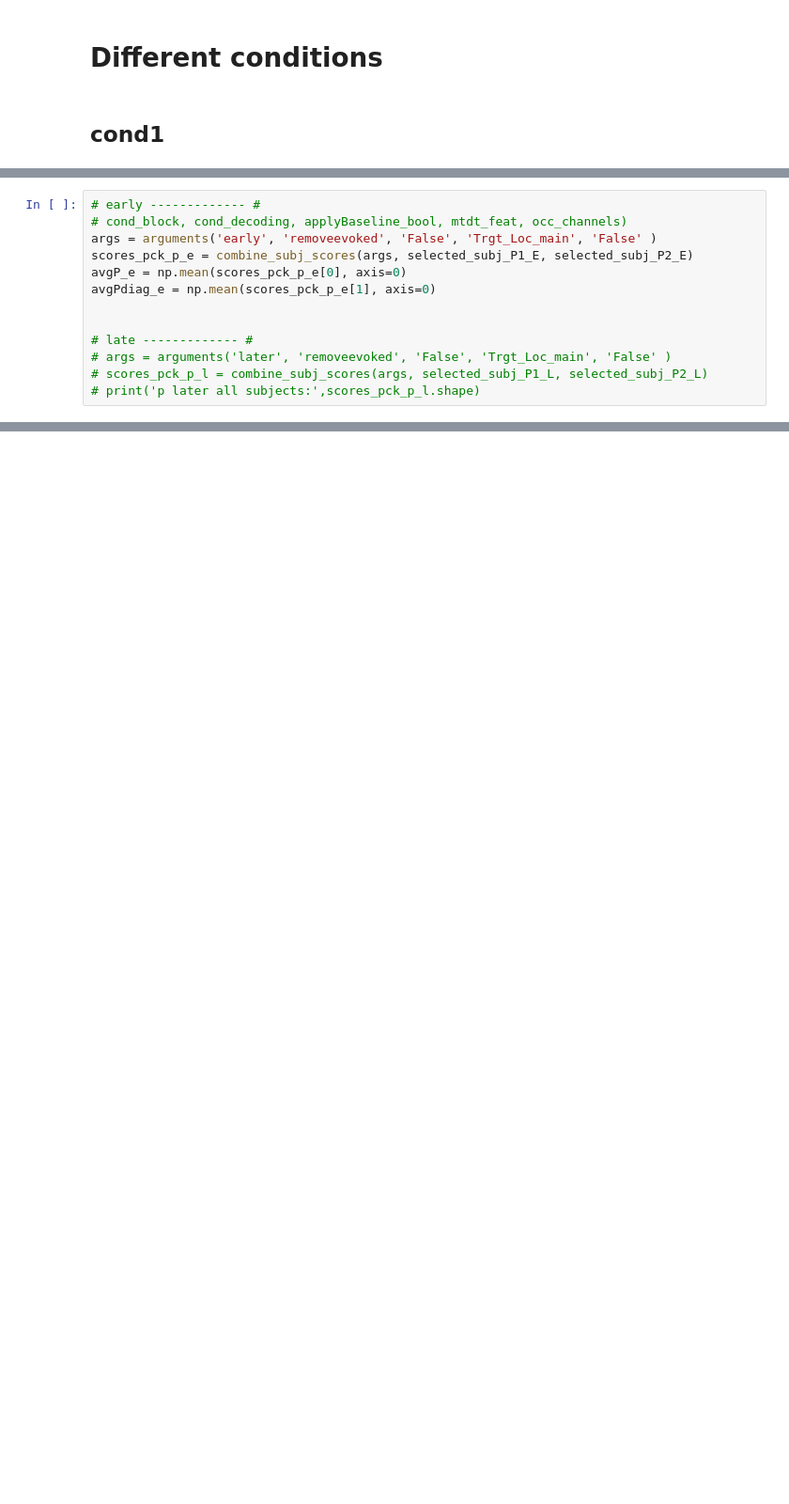
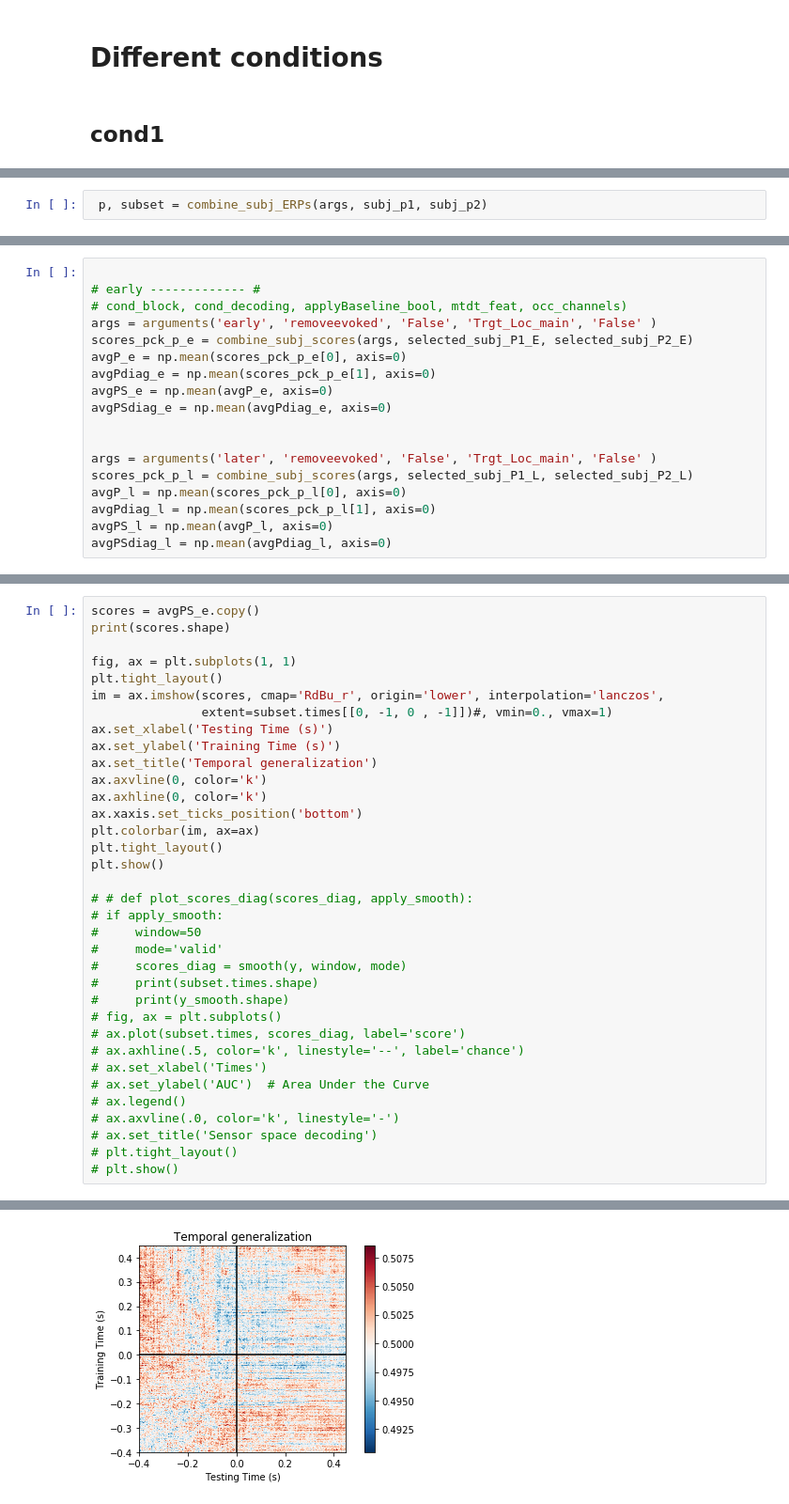
Before and after one commit to MaryZolfaghar/SPLT_EEG, a Jupyter notebook: jupyter/finals/plot_tempRandGenResults_afterRun_apr3020.ipynb, the cells around one changed output, grey strips where cells are left out. Shown: that part at 94% size. Cells and saved outputs as stored; diff of their text form; blank space fills up the shorter version.

```diff
--- a/jupyter/finals/plot_tempRandGenResults_afterRun_apr3020.ipynb
+++ b/jupyter/finals/plot_tempRandGenResults_afterRun_apr3020.ipynb
@@ -422,0 +776,2 @@ def combine_subj_scores(args, subj_p1, subj_p2):
+# %%
+ p, subset = combine_subj_ERPs(args, subj_p1, subj_p2)
@@ -423,14 +784,19 @@ def combine_subj_scores(args, subj_p1, subj_p2):
 # %%
+
 # early ------------- #
 # cond_block, cond_decoding, applyBaseline_bool, mtdt_feat, occ_channels)
 args = arguments('early', 'removeevoked', 'False', 'Trgt_Loc_main', 'False' )
 scores_pck_p_e = combine_subj_scores(args, selected_subj_P1_E, selected_subj_P2_E)
 avgP_e = np.mean(scores_pck_p_e[0], axis=0)
 avgPdiag_e = np.mean(scores_pck_p_e[1], axis=0)
+avgPS_e = np.mean(avgP_e, axis=0)
+avgPSdiag_e = np.mean(avgPdiag_e, axis=0)
 
 
-# late ------------- #
-# args = arguments('later', 'removeevoked', 'False', 'Trgt_Loc_main', 'False' )
-# scores_pck_p_l = combine_subj_scores(args, selected_subj_P1_L, selected_subj_P2_L)
-# print('p later all subjects:',scores_pck_p_l.shape)
+args = arguments('later', 'removeevoked', 'False', 'Trgt_Loc_main', 'False' )
+scores_pck_p_l = combine_subj_scores(args, selected_subj_P1_L, selected_subj_P2_L)
+avgP_l = np.mean(scores_pck_p_l[0], axis=0)
+avgPdiag_l = np.mean(scores_pck_p_l[1], axis=0)
+avgPS_l = np.mean(avgP_l, axis=0)
+avgPSdiag_l = np.mean(avgPdiag_l, axis=0)
 # %% [output]
@@ -687,0 +821,36 @@ Not complete yet
+# %%
+scores = avgPS_e.copy()
+print(scores.shape)
+
+fig, ax = plt.subplots(1, 1)
+plt.tight_layout()
+im = ax.imshow(scores, cmap='RdBu_r', origin='lower', interpolation='lanczos',
+               extent=subset.times[[0, -1, 0 , -1]])#, vmin=0., vmax=1)
+ax.set_xlabel('Testing Time (s)')
+ax.set_ylabel('Training Time (s)')
+ax.set_title('Temporal generalization')
+ax.axvline(0, color='k')
+ax.axhline(0, color='k')
+ax.xaxis.set_ticks_position('bottom')
+plt.colorbar(im, ax=ax)
+plt.tight_layout()
+plt.show()
+
+# # def plot_scores_diag(scores_diag, apply_smooth):
+# if apply_smooth:
+#     window=50
+#     mode='valid'
+#     scores_diag = smooth(y, window, mode)
+#     print(subset.times.shape)
+#     print(y_smooth.shape)
+# fig, ax = plt.subplots()
+# ax.plot(subset.times, scores_diag, label='score')
+# ax.axhline(.5, color='k', linestyle='--', label='chance')
+# ax.set_xlabel('Times')
+# ax.set_ylabel('AUC')  # Area Under the Curve
+# ax.legend()
+# ax.axvline(.0, color='k', linestyle='-')
+# ax.set_title('Sensor space decoding')
+# plt.tight_layout()
+# plt.show()
+# %% [output]
@@ -687,0 +858 @@ Not complete yet
+[figure, added]
```
Also changed, not shown: parts of 56 cells of this notebook, 3 other files.
